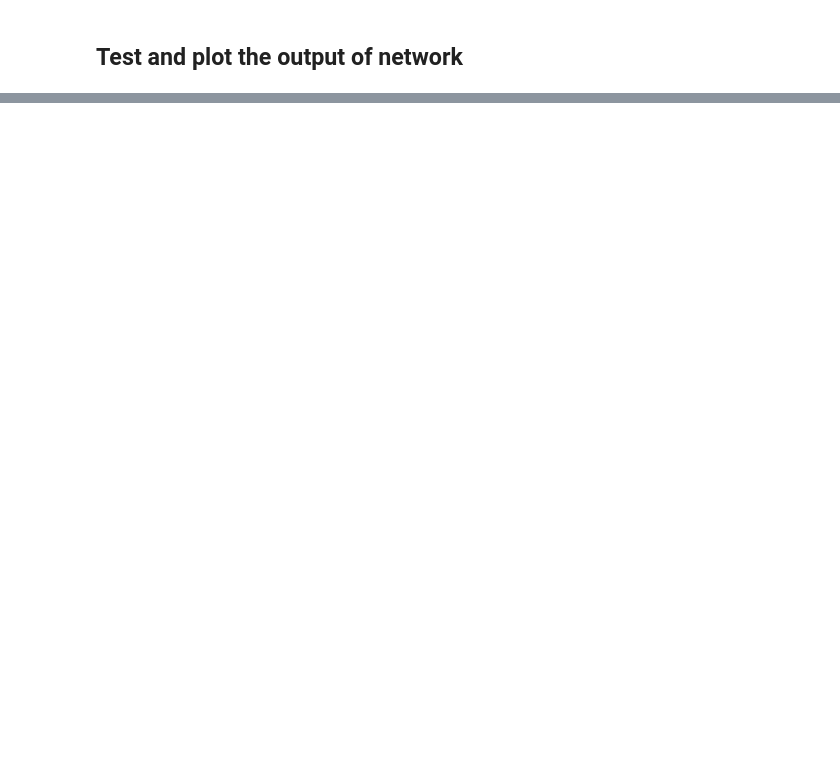
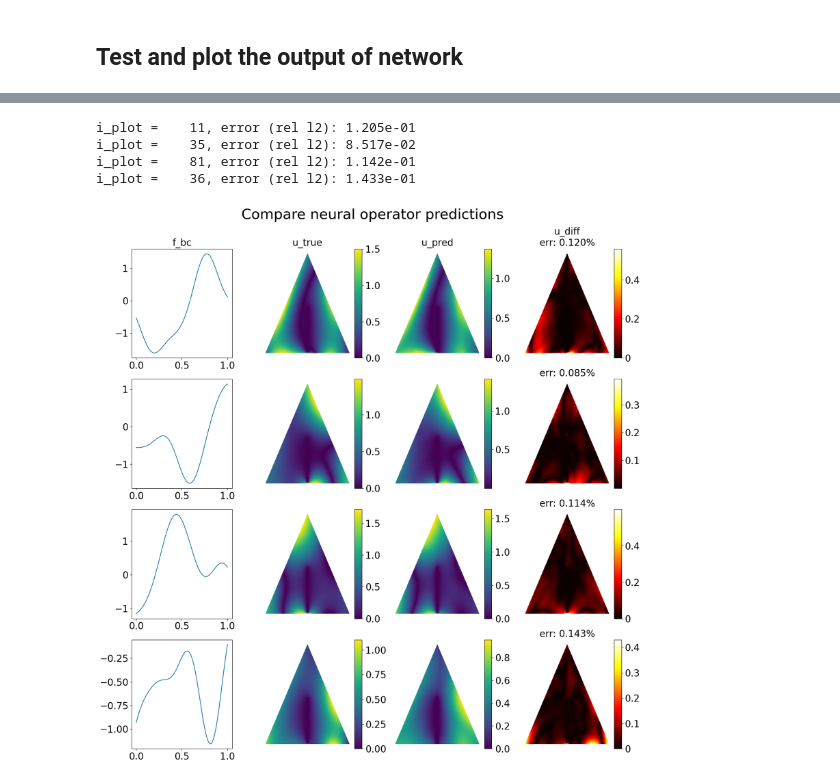
Before and after one commit to CEADpx/neural_operators, a Jupyter notebook: base_example_to_try_different_implementations/from_deeponet-fno.ipynb, the cells around one changed output, grey strips where cells are left out. Drawn from its saved outputs; the diff is of its cells as text; code cells hidden in the pictures; blank space fills up the shorter version.

```diff
--- a/base_example_to_try_different_implementations/from_deeponet-fno.ipynb
+++ b/base_example_to_try_different_implementations/from_deeponet-fno.ipynb
@@ -484,0 +531,77 @@ i_plot =    15, error (rel l2): 5.484e-02
+# %%
+rows, cols = 4, 4
+fs = 20
+fig, axs = plt.subplots(rows, cols, figsize=(16, 16))
+
+decode = True
+
+# row: m, u_true, u_pred, u_diff
+u_tags = ['f_bc', 'u_true', 'u_pred', 'u_diff']
+cmaps = ['jet', 'viridis', 'viridis', 'hot']
+Y_spatial_points = X_trunk_test
+X_spatial_points = np.linspace(0, 1, num_inp_fn_points)
+
+# randomly choose rows number of samples
+i_choices = np.random.choice(num_test, rows, replace=False)
+
+for i in range(rows):
+
+    i_plot = i_choices[i]
+
+    i_pred = Y_test_pred[i_plot, :, 0]
+    i_truth = Y_test[i_plot, :, 0]
+    i_m_test = X_test[i_plot, 0, :]
+    if decode:
+        i_pred = data.decoder_Y_1d(i_pred)
+        i_truth = data.decoder_Y_1d(i_truth)
+        i_m_test = data.decoder_X_1d(i_m_test)
+
+    i_diff = i_pred - i_truth
+    i_diff_norm = np.linalg.norm(i_diff) / np.linalg.norm(i_truth)
+    print('i_plot = {:5d}, error (rel l2): {:.3e}'.format(i_plot, i_diff_norm))
+
+    uvec = [i_m_test, i_truth, i_pred, i_diff]
+
+    for j in range(cols):
+        nodes = Y_spatial_points if j > 0 else X_spatial_points
+
+        if j > 0:
+            cbar = field_plot(axs[i,j], uvec[j], nodes, cmap = cmaps[j])
+
+            divider = make_axes_locatable(axs[i,j])
+            cax = divider.append_axes('right', size='8%', pad=0.03)
+            cax.tick_params(labelsize=fs)
+
+            if j == cols - 1:
+                # format cbar ticks
+                kfmt = lambda x, pos: "{:g}".format(x)
+
+                cbar = fig.colorbar(cbar, cax=cax, orientation='vertical', format = kfmt)
+            else:
+                cbar = fig.colorbar(cbar, cax=cax, orientation='vertical')
+
+            axs[i,j].axis('off')
+        else:
+            axs[i,j].plot(nodes, uvec[j])
+            axs[i,j].tick_params(labelsize=fs)
+
+
+        if i == 0 and j < cols - 1:
+            axs[i,j].set_title(u_tags[j], fontsize=fs)
+
+        if j == cols - 1:
+            err_str = 'err: {:.3f}%'.format(i_diff_norm)
+            if i == 0:
+                err_str = u_tags[j] + '\n' + err_str
+            axs[i,j].set_title(err_str, fontsize=fs)
+
+fig.tight_layout()
+fig.suptitle('Compare neural operator predictions', fontsize=1.5*fs, y=1.025)
+fig.savefig(results_dir+'neural_operator_prediction_comparison.png',  bbox_inches='tight')
+plt.show()
+# %% [output]
+i_plot =    11, error (rel l2): 1.205e-01
+i_plot =    35, error (rel l2): 8.517e-02
+i_plot =    81, error (rel l2): 1.142e-01
+i_plot =    36, error (rel l2): 1.433e-01
+[figure, added]
```
Also changed, not shown: parts of 12 cells of this notebook, 20 other files.
